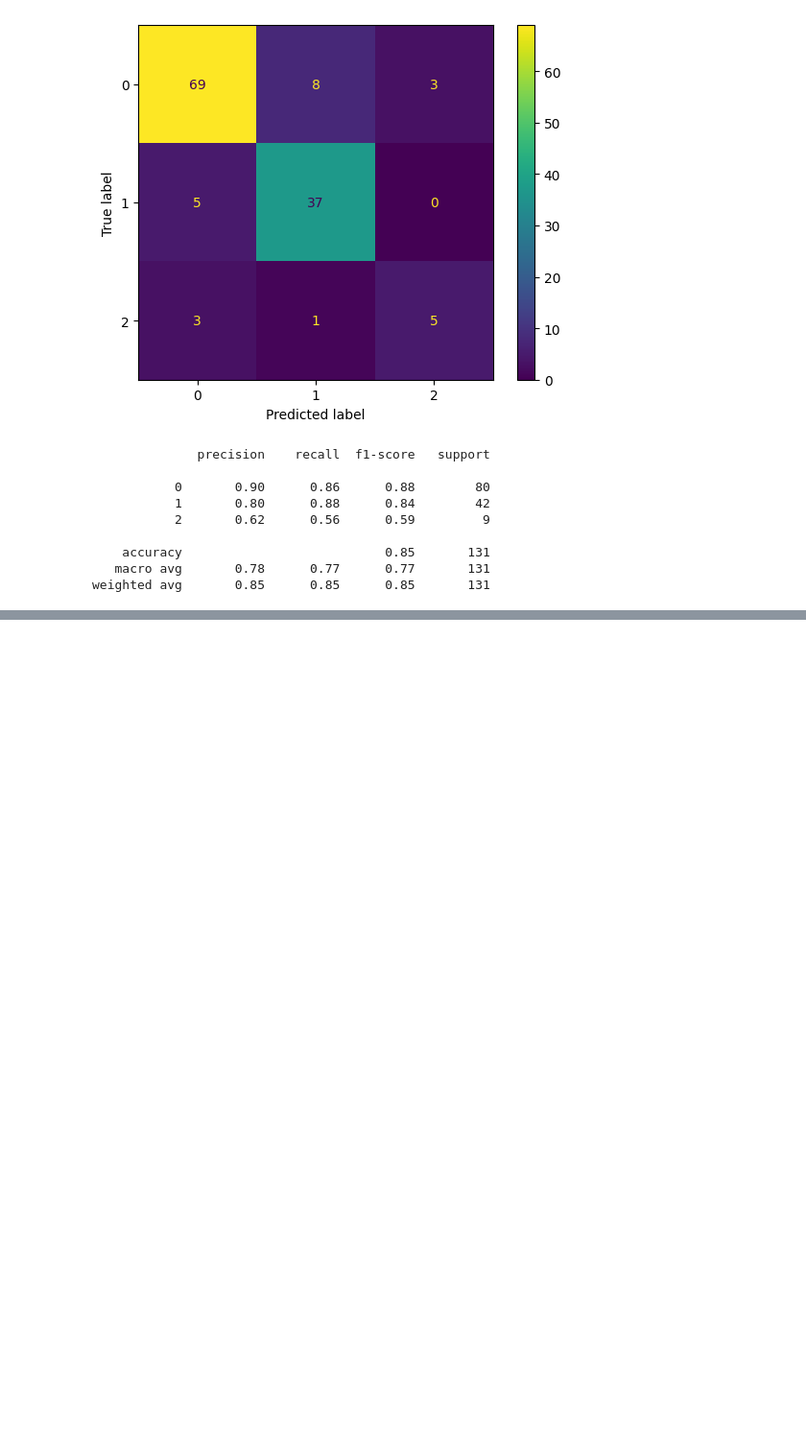
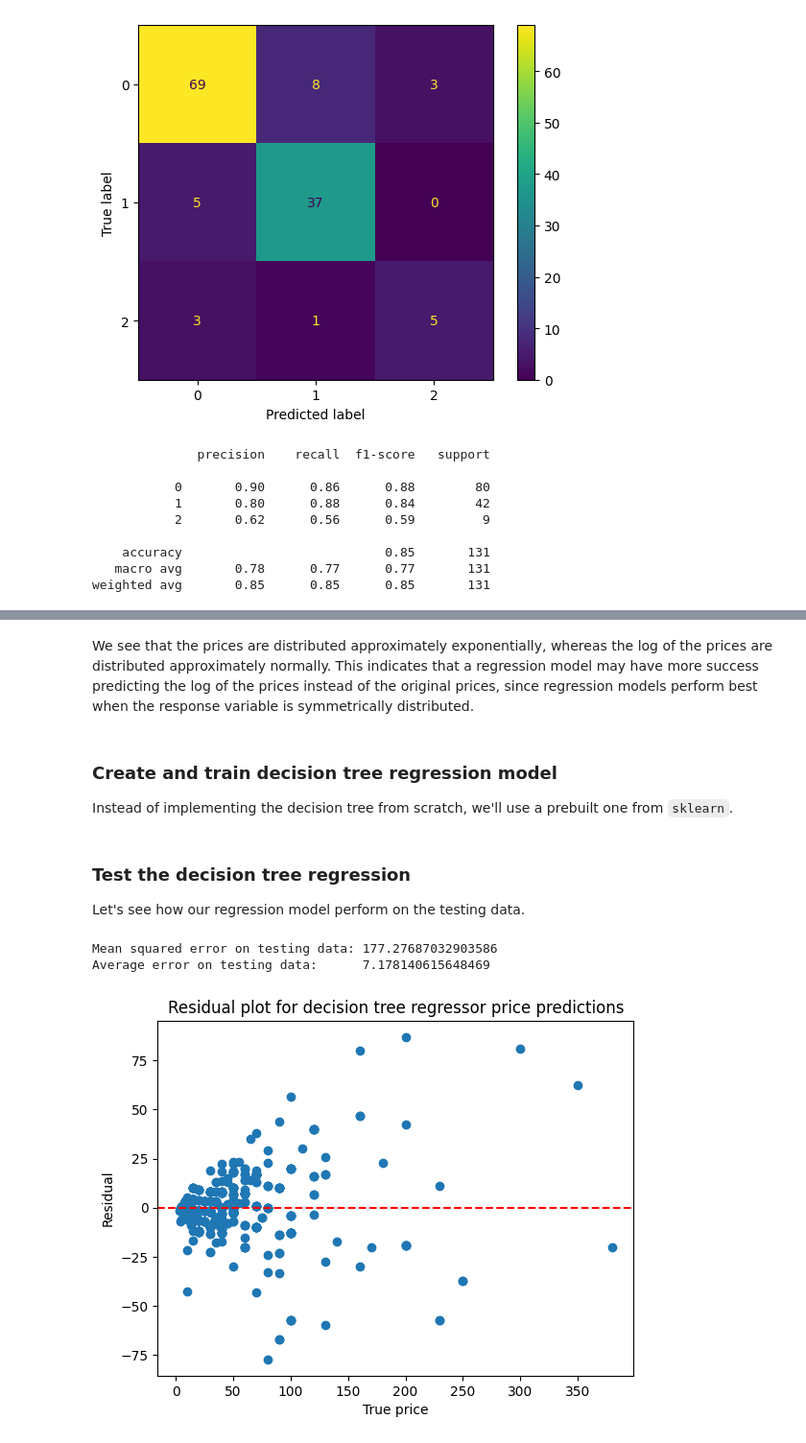
Before and after one commit to SeventhPrize/INDE_577_Data_Science_and_Machine_Learning, a Jupyter notebook: DecisionTree.ipynb, the cells around one changed output, grey strips where cells are left out. Shown at 96% size. Drawn from its saved outputs; the diff is of its cells as text; code cells hidden in the pictures; blank space fills up the shorter version.

```diff
--- a/DecisionTreeClassifier.ipynb
+++ b/DecisionTree.ipynb
@@ -344,0 +453,27 @@ print(r)
+# %% [markdown]
+We see that the prices are distributed approximately exponentially, whereas the log of the prices are distributed approximately normally. This indicates that a regression model may have more success predicting the log of the prices instead of the original prices, since regression models perform best when the response variable is symmetrically distributed.
+# %% [markdown]
+### Create and train decision tree regression model
+Instead of implementing the decision tree from scratch, we'll use a prebuilt one from `sklearn`.
+# %%
+from sklearn.tree import DecisionTreeRegressor
+dt_reg = DecisionTreeRegressor(max_depth=5)
+_ = dt_reg.fit(X_train, y_train)
+# %% [markdown]
+### Test the decision tree regression
+Let's see how our regression model perform on the testing data.
+# %%
+prediction = dt_reg.predict(X_test)
+print("Mean squared error on testing data: " + str(np.mean(np.square(y_test - prediction))))
+print("Average error on testing data:      " + str(np.mean(np.abs(y_test - prediction))))
+
+plt.scatter(y_test, y_test - prediction)
+plt.axhline(y=0, color='red', linestyle='--')
+plt.title("Residual plot for decision tree regressor price predictions")
+plt.xlabel("True price")
+plt.ylabel("Residual")
+plt.show()
+# %% [output]
+Mean squared error on testing data: 177.27687032903586
+Average error on testing data:      7.178140615648469
+[figure, added]
```
Also changed, not shown: parts of 17 cells of this notebook.
